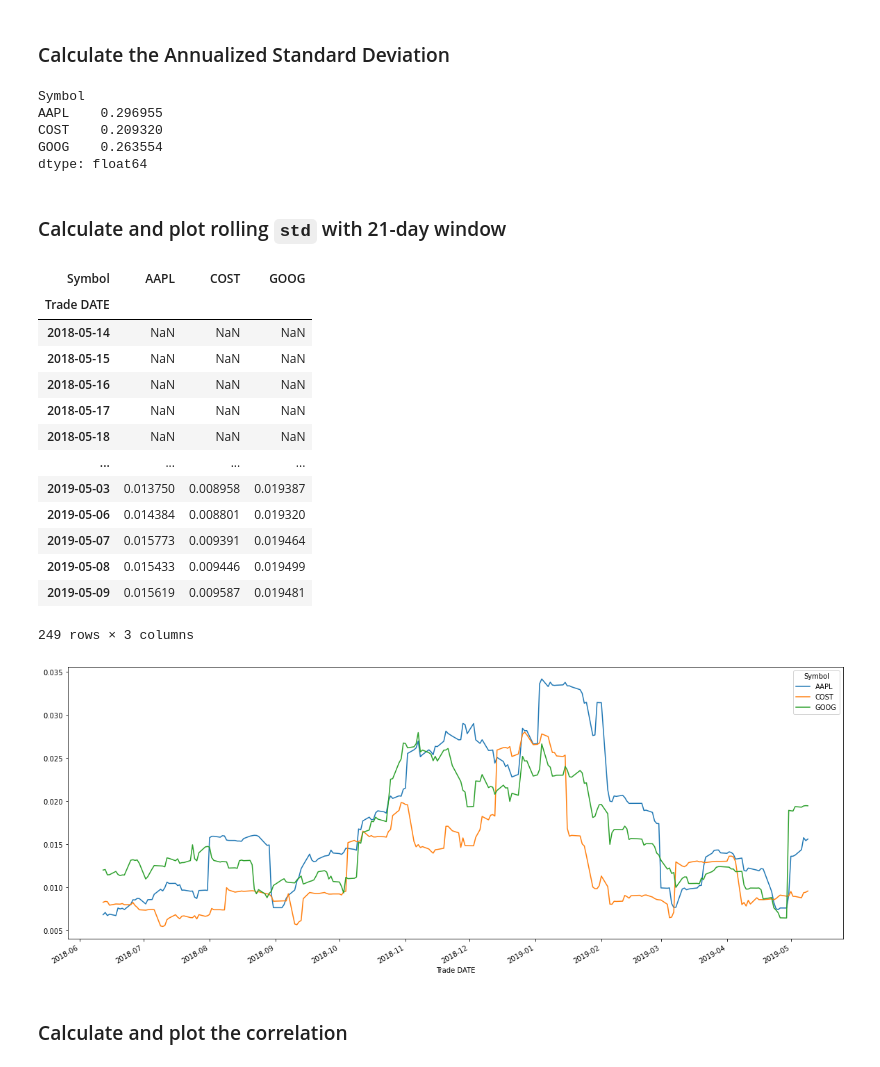
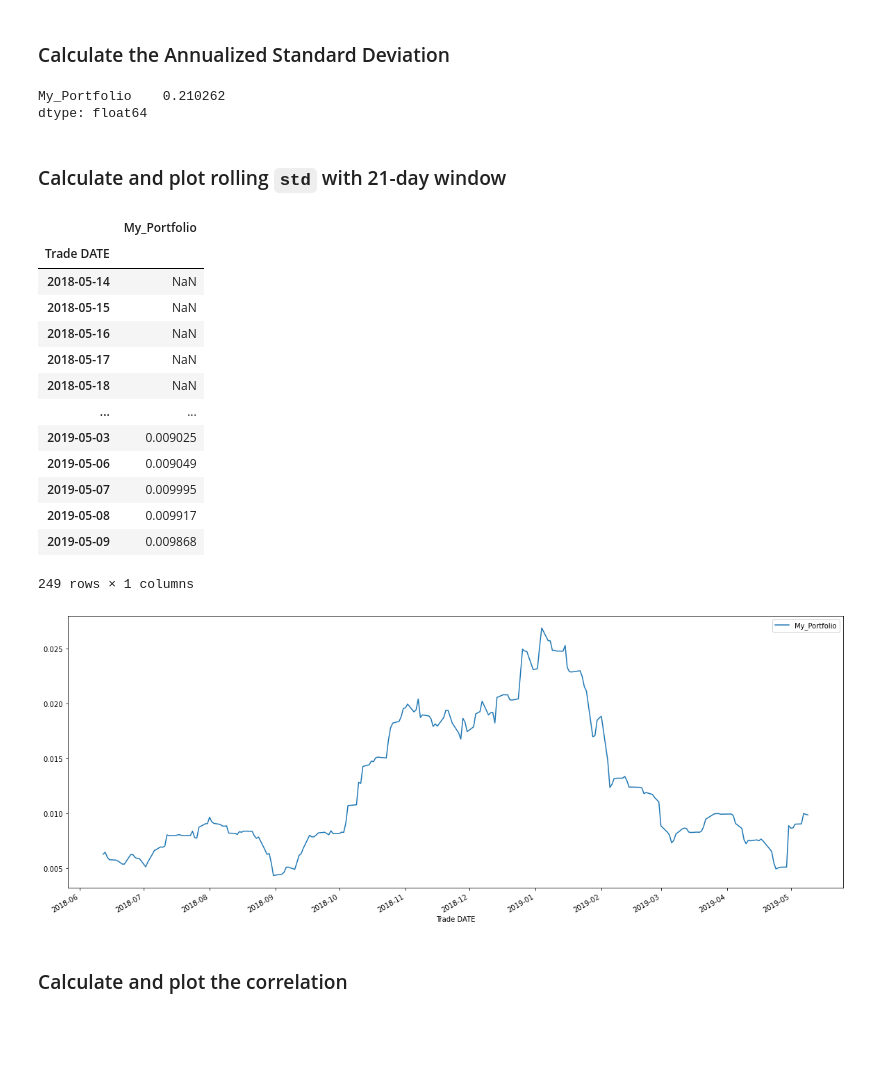
Before and after one commit to lrb924/Portfolio_Performance, a Jupyter notebook: whale_analysis.ipynb, the cells around one changed output. Cells and saved outputs as stored; diff of their text form; code cells hidden in the pictures; blank space fills up the shorter version.

```diff
--- a/whale_analysis.ipynb
+++ b/whale_analysis.ipynb
@@ -563,9 +565,8 @@ myportfolio_returns_df
 # Set weights
 weights = [1/3, 1/3, 1/3]
 # Calculate portfolio return
-initial_investment = 1000
-myportfolio_weighted_returns = myportfolio_returns_df.dot(weights)
-myportfolio_cumulative_returns = (1 + myportfolio_returns_df).cumprod()
-# Display sample data
-(initial_investment * myportfolio_cumulative_returns).head()
+myportfolio_weighted_returns_df = myportfolio_returns_df.dot(weights)
+# Convert to dataframe and rename column to "My_Portfolio"
+myportfolio_weighted_returns_df = pd.DataFrame(myportfolio_weighted_returns_df, columns = ["My_Portfolio"])
+myportfolio_weighted_returns_df
 # %% [output]
@@ -611,38 +619,35 @@ combined_returns_df
 ### Calculate the Annualized Standard Deviation
 # %%
 # Calculate the annualized `std`
-myportfolio_returns_df.std()*np.sqrt(252)
+myportfolio_weighted_returns_df.std()*np.sqrt(252)
 # %% [output]
-Symbol
-AAPL    0.296955
-COST    0.209320
-GOOG    0.263554
+My_Portfolio    0.210262
 dtype: float64
 # %% [markdown]
 ### Calculate and plot rolling `std` with 21-day window
 # %%
 # Calculate rolling standard deviation
-myportfolio_returns_df.rolling(window = 21).std()
+myportfolio_weighted_returns_df.rolling(window = 21).std()
 # %% [output]
-| Symbol | AAPL | COST | GOOG |
-| Trade DATE |  |  |  |
-| 2018-05-14 | NaN | NaN | NaN |
-| 2018-05-15 | NaN | NaN | NaN |
-| 2018-05-16 | NaN | NaN | NaN |
-| 2018-05-17 | NaN | NaN | NaN |
-| 2018-05-18 | NaN | NaN | NaN |
-| ... | ... | ... | ... |
-| 2019-05-03 | 0.013750 | 0.008958 | 0.019387 |
-| 2019-05-06 | 0.014384 | 0.008801 | 0.019320 |
-| 2019-05-07 | 0.015773 | 0.009391 | 0.019464 |
-| 2019-05-08 | 0.015433 | 0.009446 | 0.019499 |
-| 2019-05-09 | 0.015619 | 0.009587 | 0.019481 |
+|  | My_Portfolio |
+| Trade DATE |  |
+| 2018-05-14 | NaN |
+| 2018-05-15 | NaN |
+| 2018-05-16 | NaN |
+| 2018-05-17 | NaN |
+| 2018-05-18 | NaN |
+| ... | ... |
+| 2019-05-03 | 0.009025 |
+| 2019-05-06 | 0.009049 |
+| 2019-05-07 | 0.009995 |
+| 2019-05-08 | 0.009917 |
+| 2019-05-09 | 0.009868 |
-249 rows × 3 columns
+249 rows × 1 columns
 # %%
 # Plot rolling standard deviation
-myportfolio_returns_df.rolling(window = 21).std().plot(figsize=(20,8));
+myportfolio_weighted_returns_df.rolling(window = 21).std().plot(figsize=(20,8));
 # %% [output]
-[figure, old version]
+[figure, new version]
 # %% [markdown]
 ### Calculate and plot the correlation
 # %%
```
Also changed, not shown: parts of 15 cells of this notebook.
